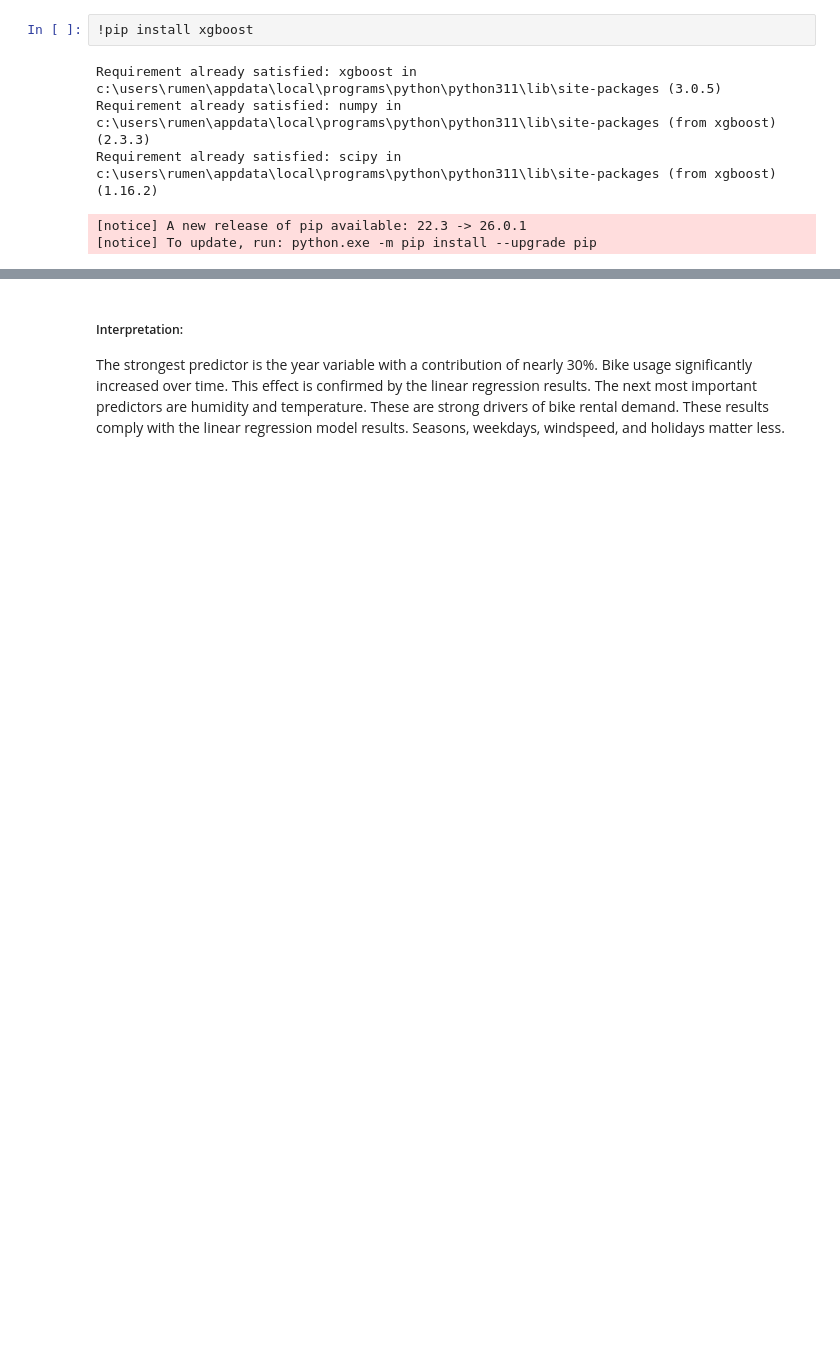
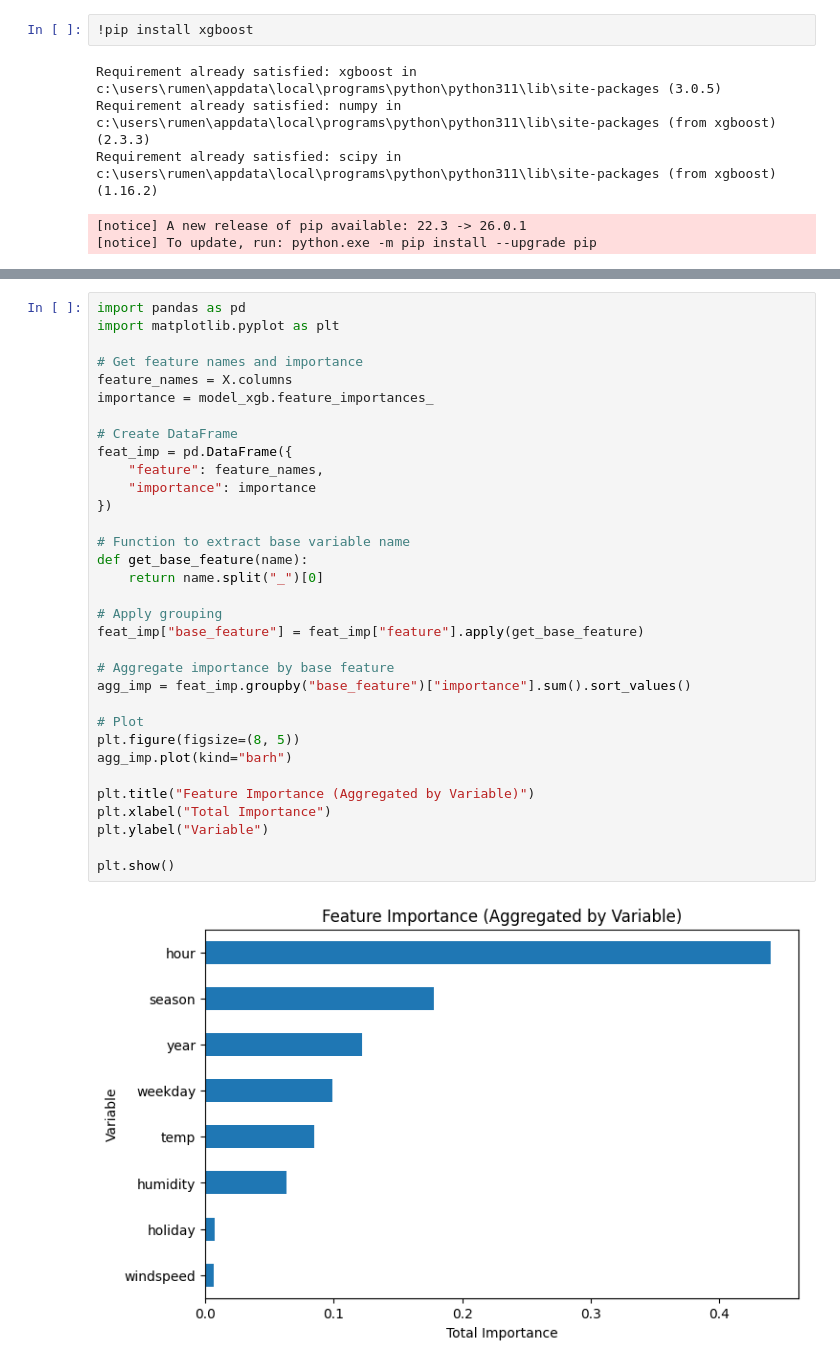
Before and after one commit to rumen111/data_science, a Jupyter notebook: data_science.ipynb, the cells around one changed output, grey strips where cells are left out. Drawn from its saved outputs; the diff is of its cells as text; blank space fills up the shorter version.

```diff
--- a/data_science.ipynb
+++ b/data_science.ipynb
@@ -806,7 +821,38 @@ importance_df
-# %% [markdown]
-##### Interpretation:
-
-The strongest predictor is the year variable with a contribution of nearly 30%. Bike usage significantly increased over time. This effect is confirmed by the linear regression results. The next most important predictors are humidity and temperature. These are strong drivers of bike rental demand. These results comply with the linear regression model results. Seasons, weekdays, windspeed, and holidays matter less.
+# %%
+import pandas as pd
+import matplotlib.pyplot as plt
+
+# Get feature names and importance
+feature_names = X.columns
+importance = model_xgb.feature_importances_
+
+# Create DataFrame
+feat_imp = pd.DataFrame({
+    "feature": feature_names,
+    "importance": importance
+})
+
+# Function to extract base variable name
+def get_base_feature(name):
+    return name.split("_")[0]
+
+# Apply grouping
+feat_imp["base_feature"] = feat_imp["feature"].apply(get_base_feature)
+
+# Aggregate importance by base feature
+agg_imp = feat_imp.groupby("base_feature")["importance"].sum().sort_values()
+
+# Plot
+plt.figure(figsize=(8, 5))
+agg_imp.plot(kind="barh")
+
+plt.title("Feature Importance (Aggregated by Variable)")
+plt.xlabel("Total Importance")
+plt.ylabel("Variable")
+
+plt.show()
+# %% [output]
+[figure, added]
 # %%
 from xgboost import XGBRegressor
 
```
Also changed, not shown: parts of 31 cells of this notebook.
